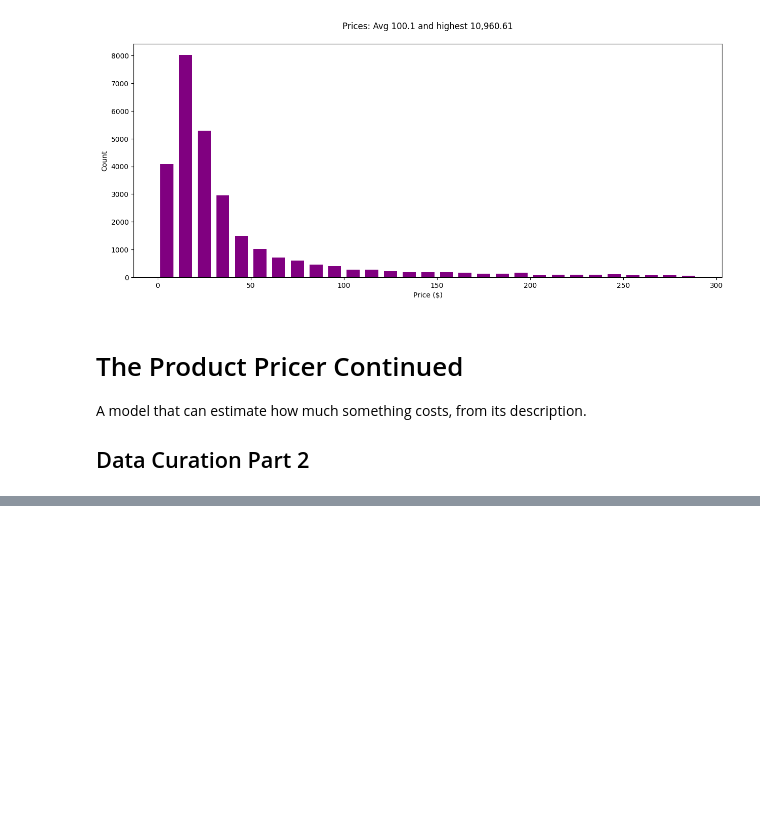
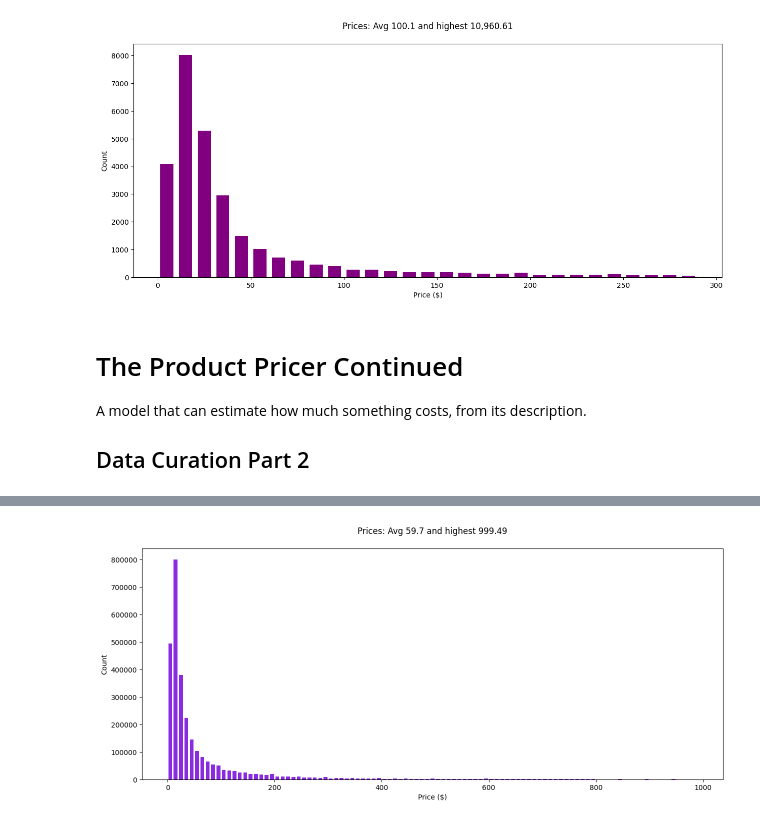
Before and after one commit to Soroushav/llm_basics, a Jupyter notebook: price_predict/main.ipynb, the cells around one changed output, grey strips where cells are left out. Saved outputs shown, nothing was run; the diff lists cells and outputs as text; code cells hidden in the pictures; blank space fills up the shorter version.

Commit message:
price predict project

```diff
--- a/price_predict/main.ipynb
+++ b/price_predict/main.ipynb
@@ -165,0 +305,12 @@ Loading dataset Home_and_Kitchen
+# %%
+# Plot the distribution of prices
+
+prices = [item.price for item in items]
+plt.figure(figsize=(15, 6))
+plt.title(f"Prices: Avg {sum(prices)/len(prices):,.1f} and highest {max(prices):,}\n")
+plt.xlabel('Price ($)')
+plt.ylabel('Count')
+plt.hist(prices, rwidth=0.7, color="blueviolet", bins=range(0, 1000, 10))
+plt.show()
+# %% [output]
+[figure, added]
```
Also changed, not shown: parts of 20 cells of this notebook, 2 other files.
